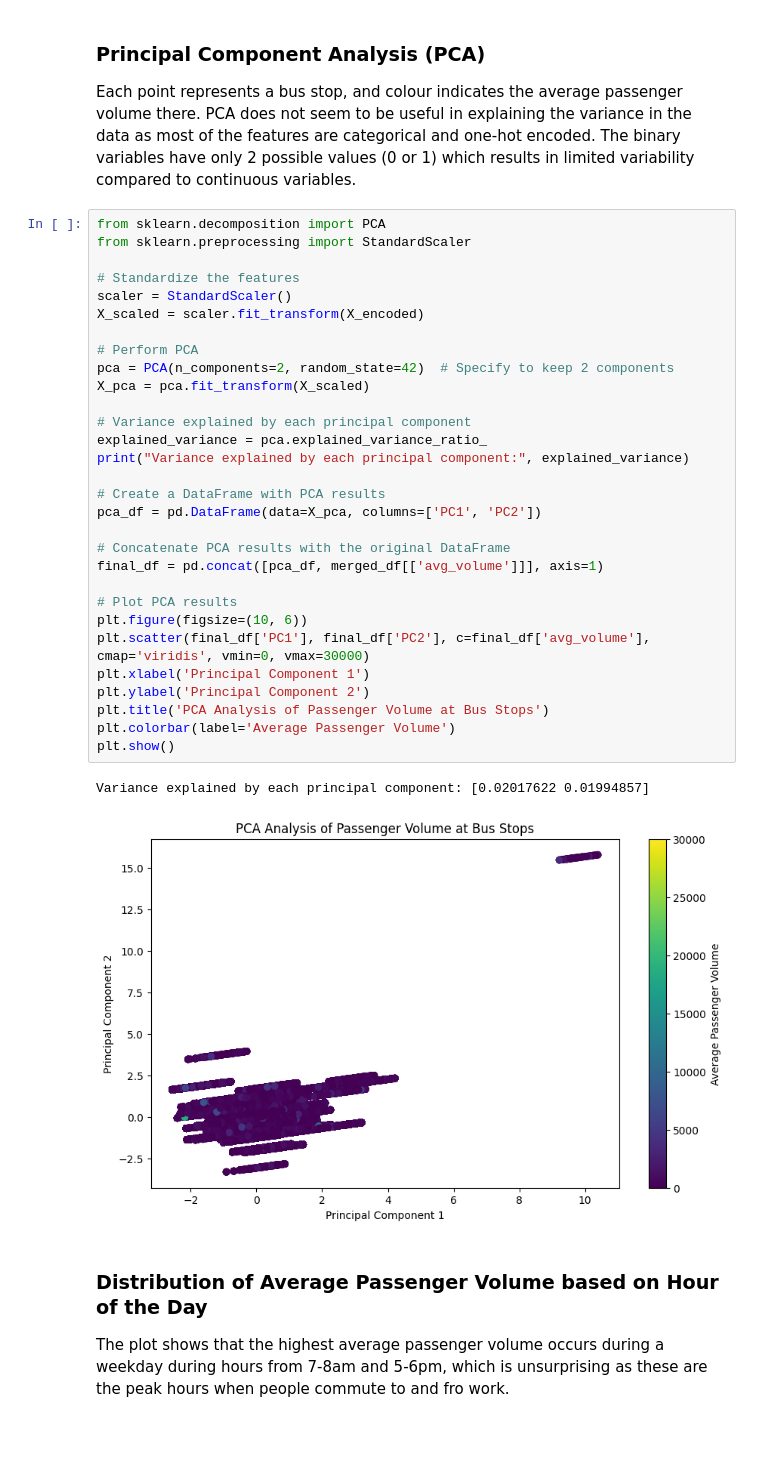
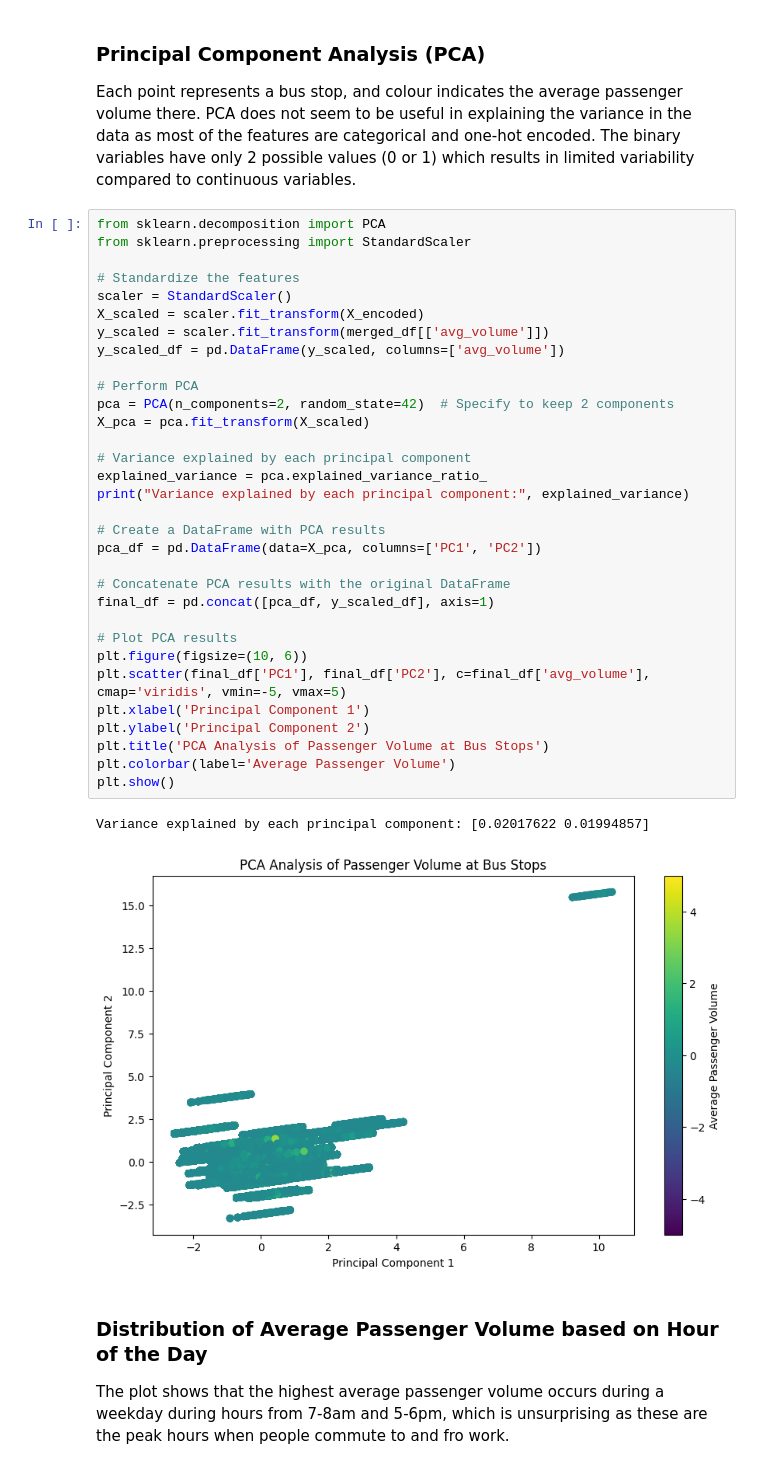
Before and after one commit to carinacwq/Crowd-Prediction-of-Bus-Stops-in-Singapore, a Jupyter notebook: src/CS3244_group_project.ipynb, the cells around one changed output. Cells and saved outputs as stored; diff of their text form; blank space fills up the shorter version.

```diff
--- a/src/CS3244_group_project.ipynb
+++ b/src/CS3244_group_project.ipynb
@@ -298,36 +311,38 @@ PCA does not seem to be useful in explaining the variance in the data as most of
 # %%
 from sklearn.decomposition import PCA
 from sklearn.preprocessing import StandardScaler
 
 # Standardize the features
 scaler = StandardScaler()
 X_scaled = scaler.fit_transform(X_encoded)
+y_scaled = scaler.fit_transform(merged_df[['avg_volume']])
+y_scaled_df = pd.DataFrame(y_scaled, columns=['avg_volume'])
 
 # Perform PCA
 pca = PCA(n_components=2, random_state=42)  # Specify to keep 2 components
 X_pca = pca.fit_transform(X_scaled)
 
 # Variance explained by each principal component
 explained_variance = pca.explained_variance_ratio_
 print("Variance explained by each principal component:", explained_variance)
 
 # Create a DataFrame with PCA results
 pca_df = pd.DataFrame(data=X_pca, columns=['PC1', 'PC2'])
 
 # Concatenate PCA results with the original DataFrame
-final_df = pd.concat([pca_df, merged_df[['avg_volume']]], axis=1)
+final_df = pd.concat([pca_df, y_scaled_df], axis=1)
 
 # Plot PCA results
 plt.figure(figsize=(10, 6))
-plt.scatter(final_df['PC1'], final_df['PC2'], c=final_df['avg_volume'], cmap='viridis', vmin=0, vmax=30000)
+plt.scatter(final_df['PC1'], final_df['PC2'], c=final_df['avg_volume'], cmap='viridis', vmin=-5, vmax=5)
 plt.xlabel('Principal Component 1')
 plt.ylabel('Principal Component 2')
 plt.title('PCA Analysis of Passenger Volume at Bus Stops')
 plt.colorbar(label='Average Passenger Volume')
 plt.show()
 # %% [output]
 Variance explained by each principal component: [0.02017622 0.01994857]
-[figure, old version]
+[figure, new version]
 # %% [markdown]
 ### Distribution of Average Passenger Volume based on Hour of the Day
 The plot shows that the highest average passenger volume occurs during a weekday during hours from 7-8am and 5-6pm, which is unsurprising as these are the peak hours when people commute to and fro work.
```
Also changed, not shown: parts of 9 cells of this notebook.
